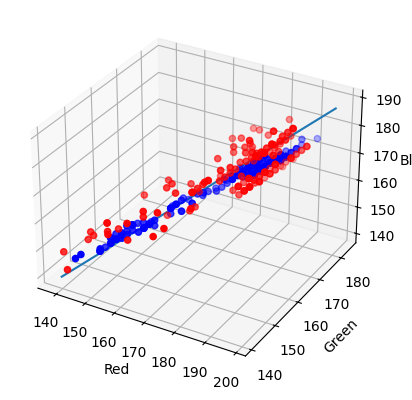
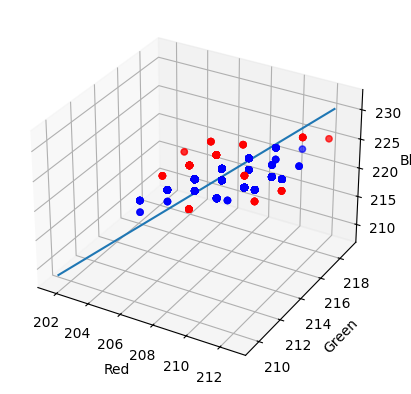
Code edit (unified diff) that turned the first committed figure into the second:
--- before
+++ after
@@ -4,10 +4,10 @@
 ax.set_zlabel("Blue")
 
-pixels = patch.reshape(400,3)
+pixels = patch.reshape(2500,3)
 
 # for pix in pixels:
 #     ax.scatter(pix[0], pix[1], pix[2], c = "darkblue")
 
-zs = range(140, 190)
+
 # ax.plot(xs, xs, xs)
 
@@ -15,5 +15,15 @@
 # might be something to mess around with different options for later
 
-lobf, inliers = ransac(pixels, LineModelND, 200, 2, max_trials = 1000)
+lobf, inliers = ransac(pixels, LineModelND, 3, 2, max_trials = 5000)
+
+polyfit_x = np.polyfit(pixels[:][:,2], pixels[:][:,0], 1)
+polyfit_y = np.polyfit(pixels[:][:,2], pixels[:][:,1], 1)
+polyfit_z = np.polyfit(pixels[:][:,0], pixels[:][:,2], 1)
+print(polyfit_z)
+zs = range(205*3+50, 230*3+50)
+zs = [z*polyfit_z[0] for z in zs]
+poly_xs = [z* polyfit_x[0] + polyfit_x[1] for z in zs]
+poly_ys = [z* polyfit_y[0] + polyfit_y[1] for z in zs]
+ax.plot(poly_xs, poly_ys, zs)
 
 outliers = inliers == False
@@ -21,7 +31,8 @@
 ax.scatter(pixels[outliers][:, 0], pixels[outliers][:, 1], pixels[outliers][:,2], c = "r")
 
-xs = lobf.predict_x(zs)
-ys = lobf.predict_y(zs)
-ax.plot(xs, ys, zs)
+# xs = lobf.predict_x(zs)
+# ys = lobf.predict_y(zs)
+# ax.plot(xs, ys, zs)
+
 # print(lobf.)
 

Commit: Refining Image dehazing